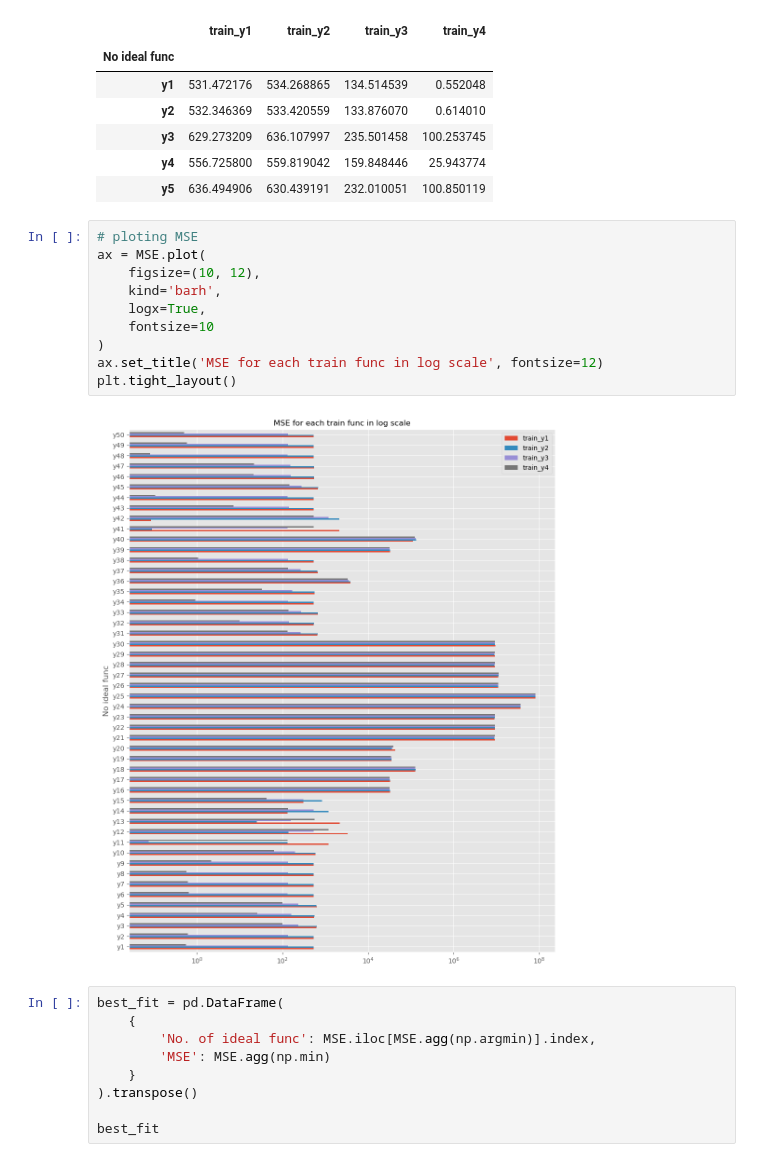
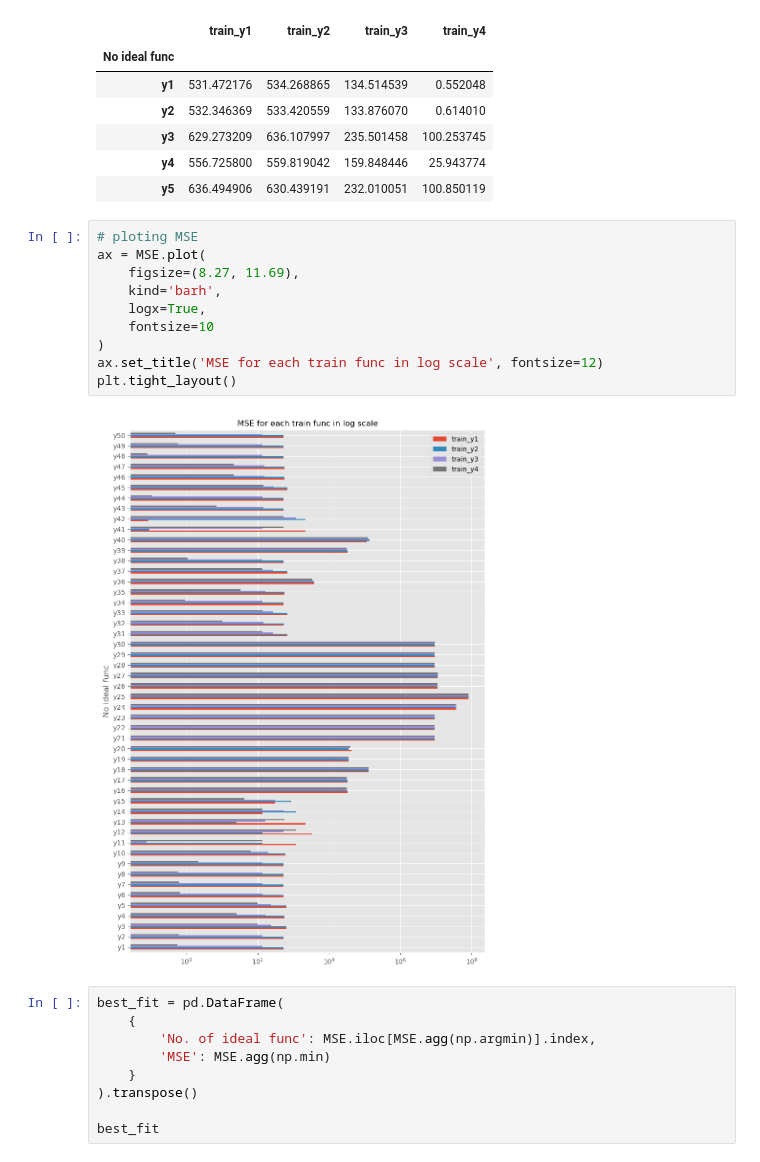
Before and after one commit to Fful/pyprog-course-WA, a Jupyter notebook: data_processing.ipynb, the cells around one changed output. Saved outputs shown, nothing was run; the diff lists cells and outputs as text.

```diff
--- a/data_processing.ipynb
+++ b/data_processing.ipynb
@@ -120,15 +174,15 @@ MSE.head()
 # %%
 # ploting MSE
 ax = MSE.plot(
-    figsize=(10, 12),
+    figsize=(8.27, 11.69),
     kind='barh',
     logx=True,
     fontsize=10
 )
 ax.set_title('MSE for each train func in log scale', fontsize=12)
 plt.tight_layout()
 # %% [output]
-[figure, old version]
+[figure, new version]
 # %%
 best_fit = pd.DataFrame(
     {
```
Also changed, not shown: parts of 10 cells of this notebook.
